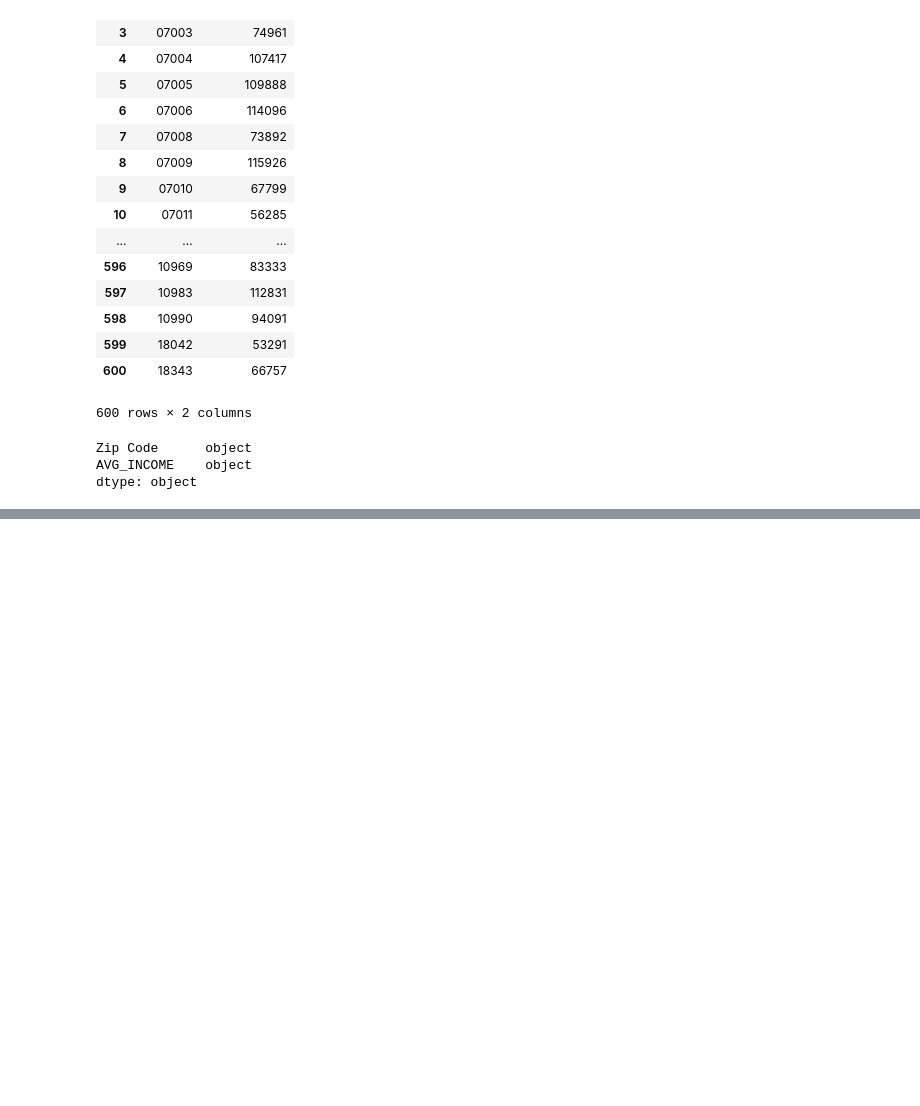
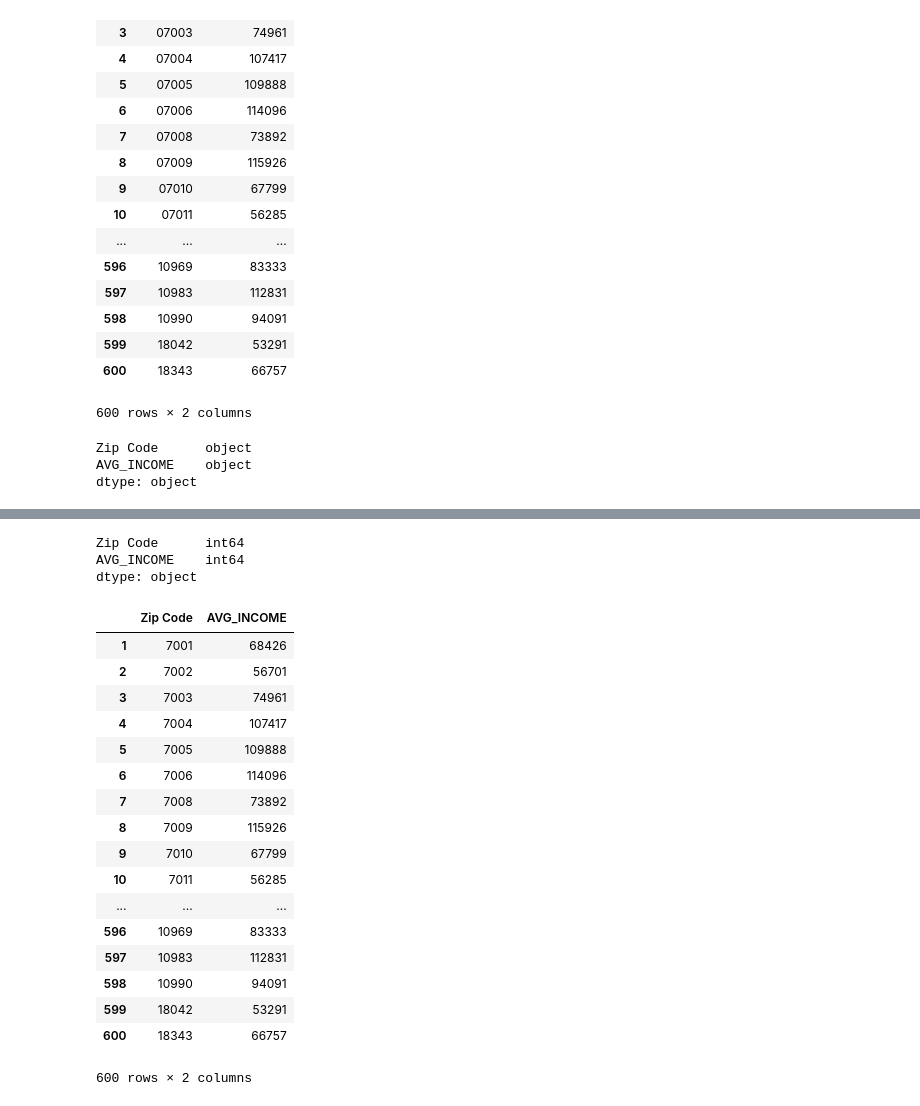
Before and after one commit to gretelup/dataviz_2, a Jupyter notebook: Income_by_Zipcode.ipynb, the cells around one changed output, grey strips where cells are left out. Drawn from its saved outputs; the diff is of its cells as text; code cells hidden in the pictures; blank space fills up the shorter version.

```diff
--- a/Income_by_Zipcode.ipynb
+++ b/Income_by_Zipcode.ipynb
@@ -178,0 +195,2 @@ ValueError: invalid literal for int() with base 10: '250,000+'
+# %%
+IncomeZip_df = IncomeZip_df.replace("250,000+", None)
@@ -178,0 +217,31 @@ ValueError: invalid literal for int() with base 10: '250,000+'
+# %%
+# Change Income column to interger value
+IncomeZip_df["AVG_INCOME"] = IncomeZip_df["AVG_INCOME"].astype('int64')
+IncomeZip_df["Zip Code"] = IncomeZip_df["Zip Code"].astype('int64')
+# %%
+IncomeZip_df.dtypes
+# %% [output]
+Zip Code      int64
+AVG_INCOME    int64
+dtype: object
+# %%
+IncomeZip_df
+# %% [output]
+|  | Zip Code | AVG_INCOME |
+| 1 | 7001 | 68426 |
+| 2 | 7002 | 56701 |
+| 3 | 7003 | 74961 |
+| 4 | 7004 | 107417 |
+| 5 | 7005 | 109888 |
+| 6 | 7006 | 114096 |
+| 7 | 7008 | 73892 |
+| 8 | 7009 | 115926 |
+| 9 | 7010 | 67799 |
+| 10 | 7011 | 56285 |
+| ... | ... | ... |
+| 596 | 10969 | 83333 |
+| 597 | 10983 | 112831 |
+| 598 | 10990 | 94091 |
+| 599 | 18042 | 53291 |
+| 600 | 18343 | 66757 |
+600 rows × 2 columns
```
Also changed, not shown: parts of 7 cells of this notebook, 2 other files.
